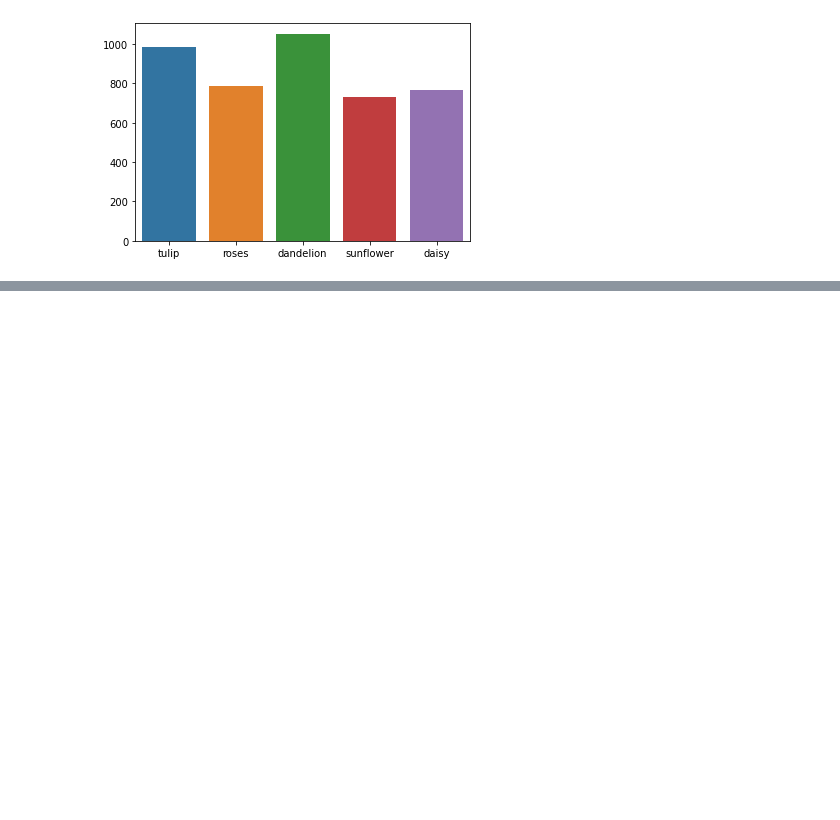
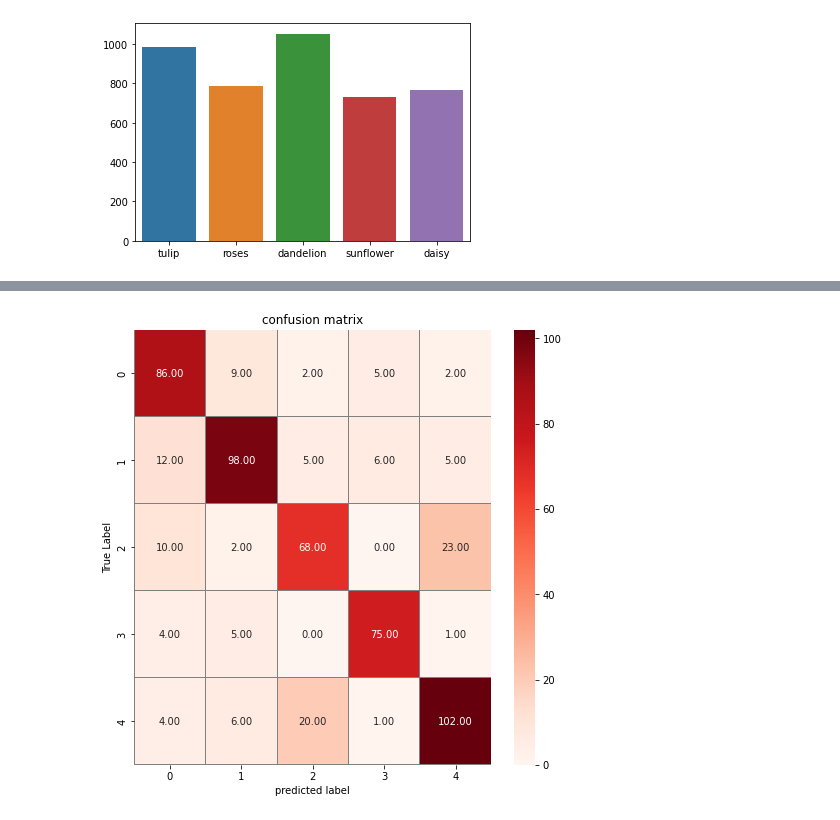
Before and after one commit to billy90834/DL, a Jupyter notebook: CNN.ipynb, the cells around one changed output, grey strips where cells are left out. Saved outputs shown, nothing was run; the diff lists cells and outputs as text; code cells hidden in the pictures; blank space fills up the shorter version.

```diff
--- a/CNN.ipynb
+++ b/CNN.ipynb
@@ -82,3 +95,17 @@ np.random.seed(42)
+# %%
+datagen = ImageDataGenerator(
+    featurewise_center=False,  # set input mean to 0 over the dataset
+    samplewise_center=False,  # set each sample mean to 0
+    featurewise_std_normalization=False,  # divide inputs by std of the dataset
+    samplewise_std_normalization=False,  # divide each input by its std
+    rotation_range=60,  # randomly rotate images in the range (60, 0 to 180)
+    zoom_range = 0.1, # Randomly zoom image
+    width_shift_range=0.1,  # randomly shift images horizontally (fraction of total width)
+    height_shift_range=0.1,
+    shear_range=0.1,
+    fill_mode = "reflect"
+    )
+datagen.fit(x_train)
 # %%
 #data可視化
 sns.barplot(x=['tulip','roses','dandelion','sunflower','daisy'] , y=[len(os.listdir('/content/drive/MyDrive/flowers/tulip')),
@@ -209,0 +232,15 @@ weighted avg       0.71      0.70      0.68        64
+# %%
+Y_pred = model.predict(x_val)
+Y_pred_classes = np.argmax(Y_pred,axis = 1)
+Y_true = np.argmax(y_val,axis = 1)
+confusion_mtx = confusion_matrix(Y_true,Y_pred_classes)
+f,ax = plt.subplots(figsize = (8,8))
+sns.heatmap(confusion_mtx,annot=True,linewidths = 0.01,cmap="Reds",
+            linecolor = "gray",fmt = ".2f",ax=ax
+            )
+plt.xlabel("predicted label")
+plt.ylabel("True Label")
+plt.title("confusion matrix")
+plt.show()
+# %% [output]
+[figure, added]
```
Also changed, not shown: parts of 18 cells of this notebook.
